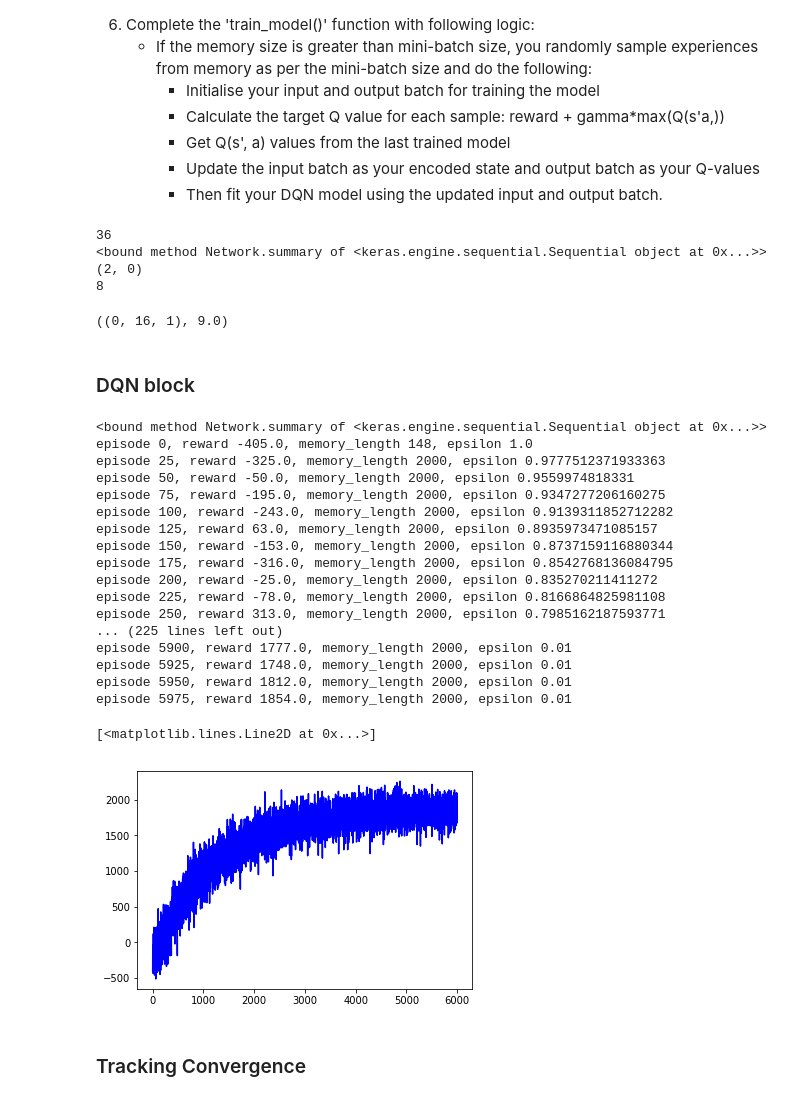
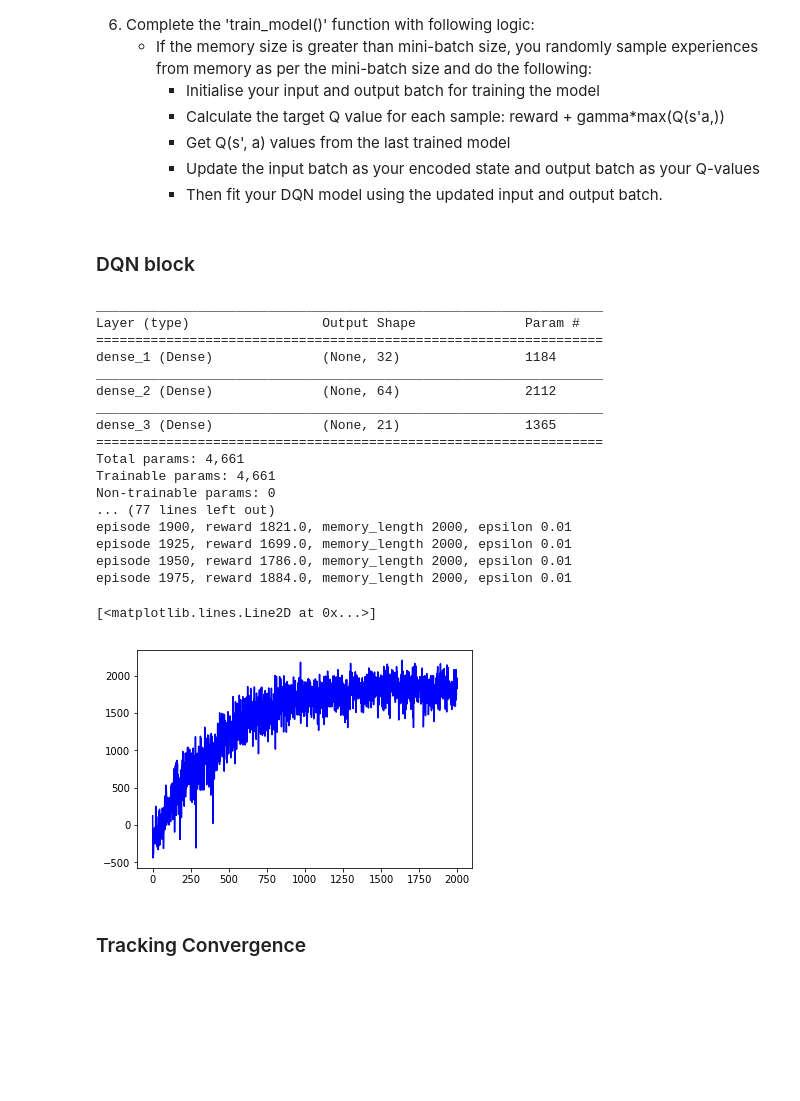
Before and after one commit to agodika/deep-rl-cab, a Jupyter notebook: DQN_Agent_Arch1-Anuraag.ipynb, the cells around one changed output. Drawn from its saved outputs; the diff is of its cells as text; code cells hidden in the pictures; blank space fills up the shorter version.

Commit message:
Add file with 2k run with 64 hidden nodes epsilon decay 0.997

```diff
--- a/DQN_Agent_Arch1-Anuraag.ipynb
+++ b/DQN_Agent_Arch1-Anuraag.ipynb
@@ -77,7 +77,7 @@ class DQNAgent:
         self.discount_factor = 0.95
         self.learning_rate = 0.01
         self.epsilon = 1 #start at max value of epsilon
-        self.epsilon_decay = 0.998
+        self.epsilon_decay = 0.997
         self.epsilon_min = 0.01
         self.batch_size = 32
         # create replay memory using deque
@@ -91,11 +91,11 @@ class DQNAgent:
         model = Sequential()
         # Write your code here: Add layers to your neural nets
         model.add(Dense(32, input_dim=self.state_size, activation='relu', kernel_initializer='he_uniform'))
-        model.add(Dense(32, activation='relu', kernel_initializer='he_uniform'))
+        model.add(Dense(64, activation='relu', kernel_initializer='he_uniform'))
         model.add(Dense(self.action_size, activation='linear', kernel_initializer='he_uniform'))
 
         model.compile(loss='mse',optimizer=Adam(lr=self.learning_rate))
-        print(model.summary)
+        model.summary()
         return model
 
 
@@ -164,24 +164,18 @@ class DQNAgent:
         self.model.save(name)
 # %%
 # test code
-env = CabDriver()
-_,_,state = env.reset()
-print(len(env.state_encod_arch1(state)))
-agent = DQNAgent(len(env.state_encod_arch1(state)), len(env.action_space))
-agent.epsilon = 1.10
+# env = CabDriver()
+# _,_,state = env.reset()
+# print(len(env.state_encod_arch1(state)))
+# agent = DQNAgent(len(env.state_encod_arch1(state)), len(env.action_space))
+# agent.epsilon = 1.10
 
-action = agent.get_action(env.state_init, env)
-print(action)
-print(env.action_space.index(action))
-env.next_state_func(state, action, Time_matrix)
+# action = agent.get_action(env.state_init, env)
+# print(action)
+# print(env.action_space.index(action))
+# env.next_state_func(state, action, Time_matrix)
-# %% [output]
-36
-<bound method Network.summary of <keras.engine.sequential.Sequential object at 0x...>>
-(2, 0)
-8
-((0, 16, 1), 9.0)
 # %%
-Episodes = 6000
+Episodes = 2000
 # %% [markdown]
 ### DQN block
 # %%
@@ -217,52 +211,52 @@ for episode in range(Episodes):
         # 4. Train the model by calling function agent.train_model
         agent.train_model(env)
         # 5. Keep a track of rewards, Q-values, loss
         total_reward = total_reward + reward
         if state in States_track.keys():
             States_track[state].append(np.max(agent.model.predict(env.state_encod_arch1(state).T)))
 
         state = next_state
         hours_run = hours_run + trip_hours
         terminal_state = (hours_run >= 24*30)
 
     scores.append(total_reward)
     episodes.append(episode)
 
     # Decay in ε after each episode
-    agent.epsilon = max(agent.epsilon_min, np.exp(-0.0009*episode))
+    agent.epsilon = max(agent.epsilon_min, agent.epsilon * agent.epsilon_decay)
 
 
     #save the model
     if episode % 25 == 0:
         #print(f"Episode {episode} done.")
         print("episode {0}, reward {1}, memory_length {2}, epsilon {3}".format(episode,
                                                                          total_reward,
                                                                          len(agent.memory),
                                                                          agent.epsilon))
         agent.model.save_weights("./dqn_arch1.h5")
 
 
 pylab.plot(episodes, scores, 'b')
 # %% [output]
-<bound method Network.summary of <keras.engine.sequential.Sequential object at 0x...>>
-episode 0, reward -405.0, memory_length 148, epsilon 1.0
-episode 25, reward -325.0, memory_length 2000, epsilon 0.9777512371933363
-episode 50, reward -50.0, memory_length 2000, epsilon 0.9559974818331
-episode 75, reward -195.0, memory_length 2000, epsilon 0.9347277206160275
-episode 100, reward -243.0, memory_length 2000, epsilon 0.9139311852712282
-episode 125, reward 63.0, memory_length 2000, epsilon 0.8935973471085157
-episode 150, reward -153.0, memory_length 2000, epsilon 0.8737159116880344
-episode 175, reward -316.0, memory_length 2000, epsilon 0.8542768136084795
-episode 200, reward -25.0, memory_length 2000, epsilon 0.835270211411272
-episode 225, reward -78.0, memory_length 2000, epsilon 0.8166864825981108
-episode 250, reward 313.0, memory_length 2000, epsilon 0.7985162187593771
-... (225 lines left out)
-episode 5900, reward 1777.0, memory_length 2000, epsilon 0.01
-episode 5925, reward 1748.0, memory_length 2000, epsilon 0.01
-episode 5950, reward 1812.0, memory_length 2000, epsilon 0.01
-episode 5975, reward 1854.0, memory_length 2000, epsilon 0.01
+_________________________________________________________________
+Layer (type)                 Output Shape              Param #
+=================================================================
+dense_1 (Dense)              (None, 32)                1184
+_________________________________________________________________
+dense_2 (Dense)              (None, 64)                2112
+_________________________________________________________________
+dense_3 (Dense)              (None, 21)                1365
+=================================================================
+Total params: 4,661
+Trainable params: 4,661
+Non-trainable params: 0
+... (77 lines left out)
+episode 1900, reward 1821.0, memory_length 2000, epsilon 0.01
+episode 1925, reward 1699.0, memory_length 2000, epsilon 0.01
+episode 1950, reward 1786.0, memory_length 2000, epsilon 0.01
+episode 1975, reward 1884.0, memory_length 2000, epsilon 0.01
 [<matplotlib.lines.Line2D at 0x...>]
-[figure, old version]
+[figure, new version]
 # %% [markdown]
 ### Tracking Convergence
 # %%
```
Also changed, not shown: parts of 4 cells of this notebook, 1 other file.
